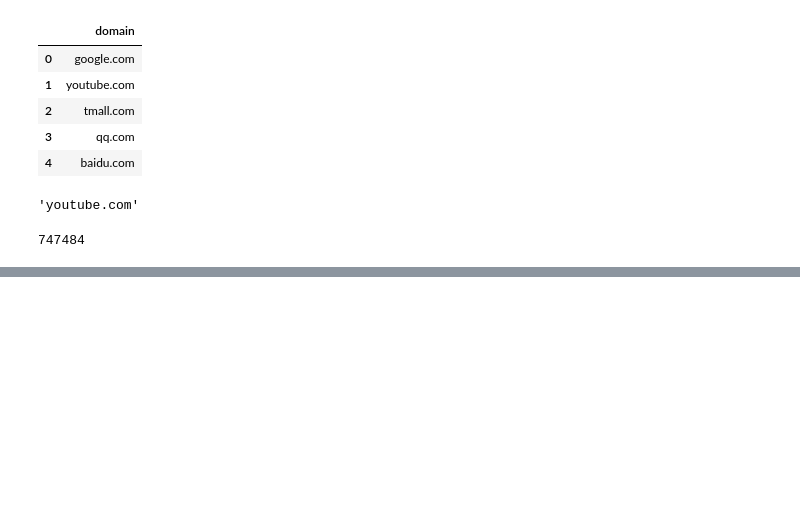
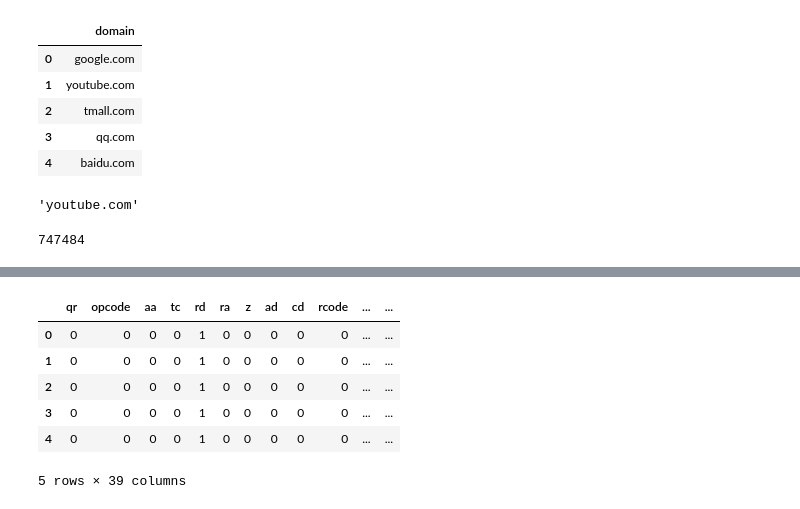
Before and after one commit to binggu0919/dnsProject, a Jupyter notebook: domain_feature_analytics.ipynb, the cells around one changed output, grey strips where cells are left out. Drawn from its saved outputs; the diff is of its cells as text; code cells hidden in the pictures; blank space fills up the shorter version.

```diff
--- a/domain_feature_analytics.ipynb
+++ b/domain_feature_analytics.ipynb
@@ -58,0 +129,42 @@ b'\x886l\x97M\xe3\x0c\x9d\x92\xcb\xa1%\x08\x00E\x00\x00::\x15\x00\x00\x80\x11X\x
+# %%
+df = pd.DataFrame(columns=[
+  'qr',
+  'opcode',
+  'aa',
+  'tc',
+  'rd',
+  'ra',
+  'z',
+  'ad',
+  'cd',
+  'rcode',
+  'qdcount',
+  'ancount',
+  'nscount',
+  'arcount',
+#   'qd',
+  'qname',
+  'qtype',
+  'qclass'
+#   'an',
+  'an_rrname',
+  'an_type',
+  'an_rclass',
+  'an_ttl',
+  'an_rdlen',
+  'an_rdata',
+#   'ns',
+  'ns_rrname ',
+  'ns_type',
+  'ns_rclass ',
+  'ns_ttl',
+  'ns_rdlen',
+  'ns_rdata',
+#   'ar'
+  'ar_rrname ',
+  'ar_type',
+  'ar_rclass ',
+  'ar_ttl',
+  'ar_rdlen',
+  'ar_rdata'
+  ])
@@ -58,0 +323,10 @@ b'\x886l\x97M\xe3\x0c\x9d\x92\xcb\xa1%\x08\x00E\x00\x00::\x15\x00\x00\x80\x11X\x
+# %%
+df.head()
+# %% [output]
+|  | qr | opcode | aa | tc | rd | ra | z | ad | cd | rcode | ... | ... |
+| 0 | 0 | 0 | 0 | 0 | 1 | 0 | 0 | 0 | 0 | 0 | ... | ... |
+| 1 | 0 | 0 | 0 | 0 | 1 | 0 | 0 | 0 | 0 | 0 | ... | ... |
+| 2 | 0 | 0 | 0 | 0 | 1 | 0 | 0 | 0 | 0 | 0 | ... | ... |
+| 3 | 0 | 0 | 0 | 0 | 1 | 0 | 0 | 0 | 0 | 0 | ... | ... |
+| 4 | 0 | 0 | 0 | 0 | 1 | 0 | 0 | 0 | 0 | 0 | ... | ... |
+5 rows × 39 columns
```
Also changed, not shown: parts of 8 cells of this notebook, 2 other files.
